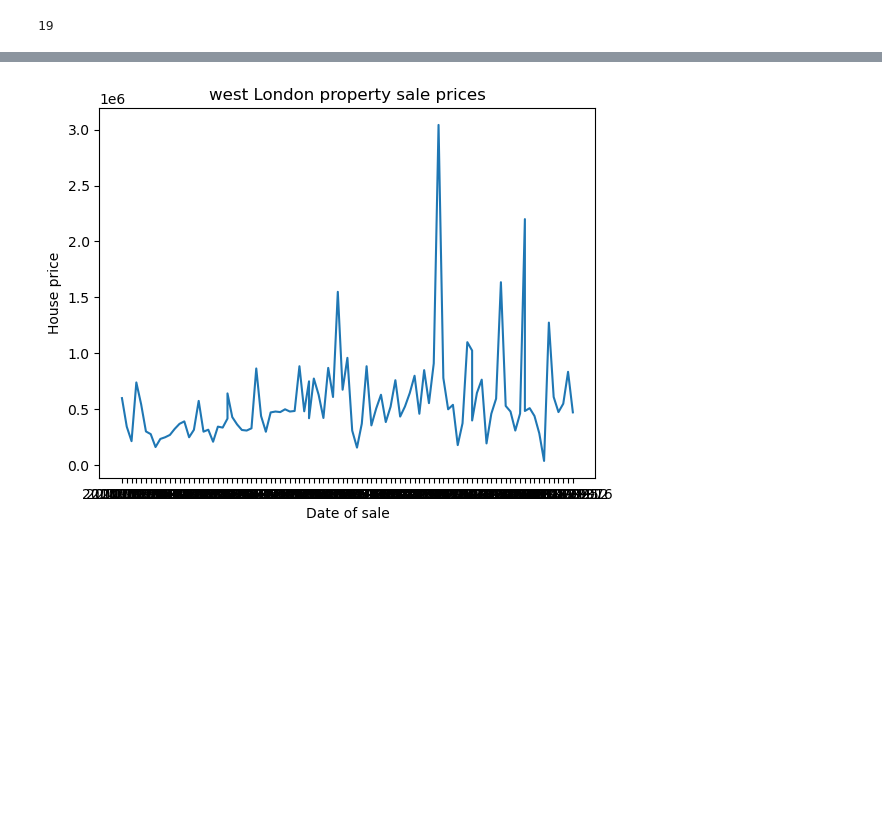
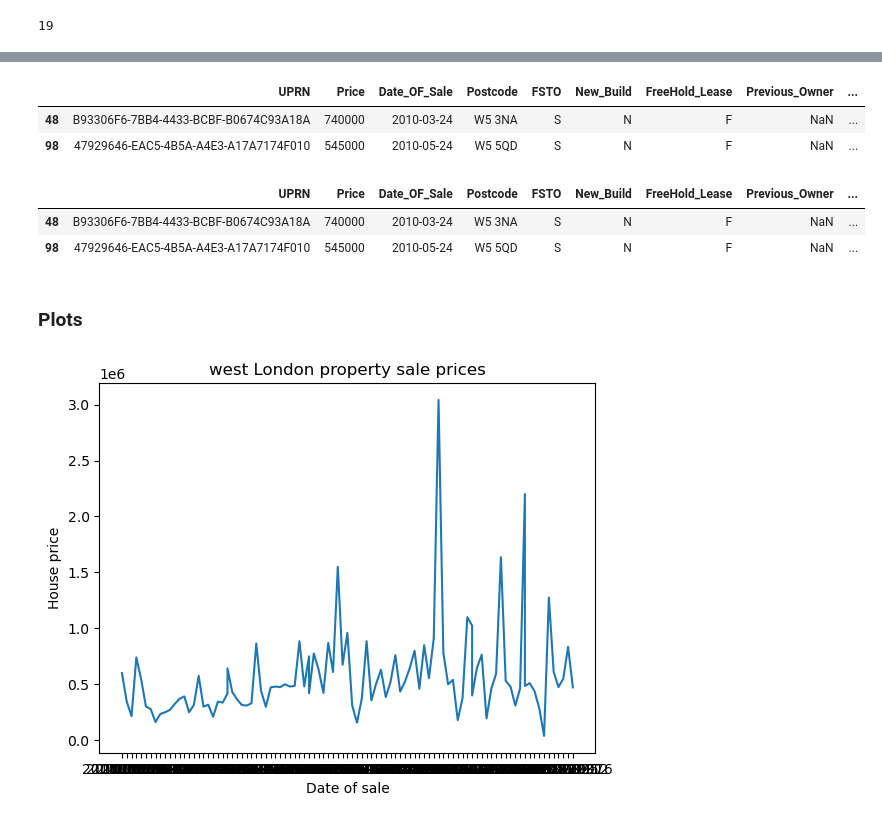
Before and after one commit to brandlab-au/landregistry, a Jupyter notebook: Ealing.ipynb, the cells around one changed output, grey strips where cells are left out. Drawn from its saved outputs; the diff is of its cells as text; code cells hidden in the pictures; blank space fills up the shorter version.

```diff
--- a/Ealing.ipynb
+++ b/Ealing.ipynb
@@ -43,5 +49,21 @@ df.tail()
 # %%
 df = df.sort_values(by='Date_OF_Sale')
+df[3:5]
+# %% [output]
+|  | UPRN | Price | Date_OF_Sale | Postcode | FSTO | New_Build | FreeHold_Lease | Previous_Owner | ... |
+| 48 | B93306F6-7BB4-4433-BCBF-B0674C93A18A | 740000 | 2010-03-24 | W5 3NA | S | N | F | NaN | ... |
+| 98 | 47929646-EAC5-4B5A-A4E3-A17A7174F010 | 545000 | 2010-05-24 | W5 5QD | S | N | F | NaN | ... |
+# %%
+df = df.astype({"FSTO":"str"})
+df["Type"] = np.select([df["FSTO"] == "D",df["FSTO"] == "F", df["FSTO"] == "S", df["FSTO"] == "O"], [1, 2, 3,4], default=0)
+df["Type"].size
+df[3:5]
+# %% [output]
+|  | UPRN | Price | Date_OF_Sale | Postcode | FSTO | New_Build | FreeHold_Lease | Previous_Owner | ... |
+| 48 | B93306F6-7BB4-4433-BCBF-B0674C93A18A | 740000 | 2010-03-24 | W5 3NA | S | N | F | NaN | ... |
+| 98 | 47929646-EAC5-4B5A-A4E3-A17A7174F010 | 545000 | 2010-05-24 | W5 5QD | S | N | F | NaN | ... |
+# %% [markdown]
+### Plots
 # %%
 
 # Extract the house prices and dates of sale
```
Also changed, not shown: parts of 50 cells of this notebook, 7 other files.
